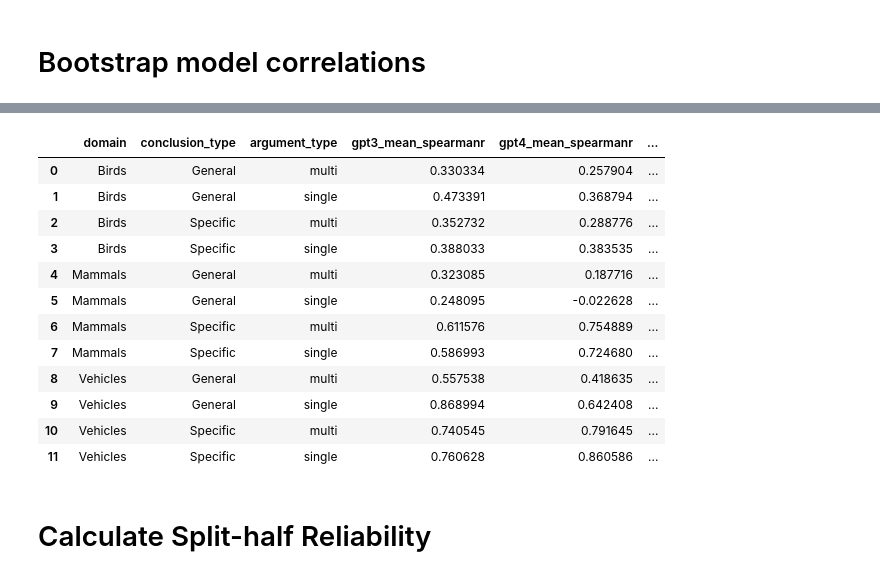
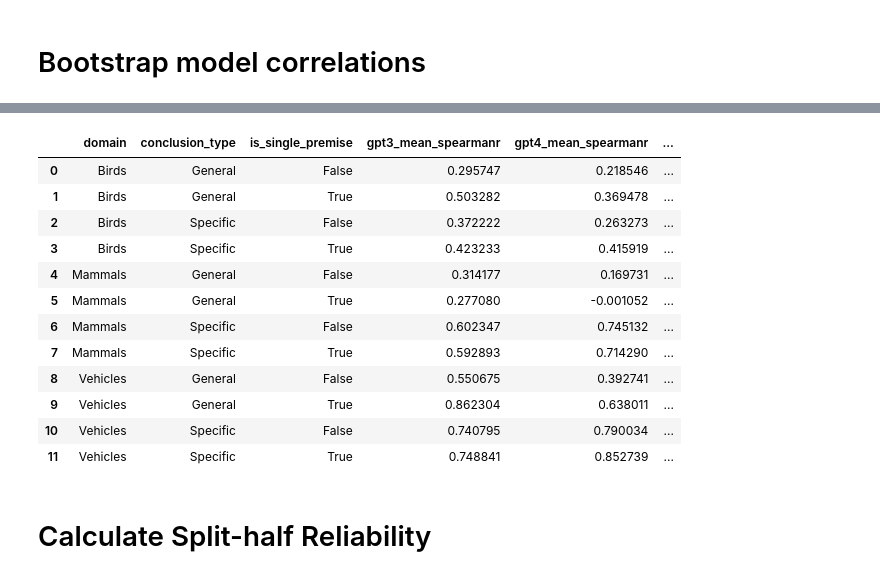
Before and after one commit to S-J-HAN/InductiveReasoningInLargeLanguageModels, a Jupyter notebook: exploration/Split Half Reliability.ipynb, the cells around one changed output, grey strips where cells are left out. Drawn from its saved outputs; the diff is of its cells as text; code cells hidden in the pictures.

```diff
--- a/exploration/Split Half Reliability.ipynb
+++ b/exploration/Split Half Reliability.ipynb
@@ -91,3 +91,0 @@ Number of blocks per split:
-# %%
-drop_pids = [v[0] for v in blocks.values() if len(v) == 1]
-human_df = human_df[~human_df["pid"].isin(drop_pids)].reset_index(drop=True)
@@ -114,7 +145,6 @@ model_df.head()
 # Bootstrap model correlations
 # %%
 ITERS = 100
-ITERS = 5
 
 with warnings.catch_warnings():
     warnings.simplefilter("ignore")
@@ -125,7 +155,14 @@ with warnings.catch_warnings():
         # Sample N participants with replacement from each block
         pid_sample = []
         for block_pids in blocks.values():
-            pid_sample += random.choices(block_pids, k=len(block_pids))
+
+            block_sample = random.choices(block_pids, k=len(block_pids))
+
+            assert len(block_sample) == len(block_pids)
+
+            pid_sample += block_sample
+
+        assert len(pid_sample) == NUM_PARTICIPANTS
 
         # Construct a new bootstrapped 'human_df' dataframe from the above sample
         tdf = pd.DataFrame([], columns=human_df.columns)
@@ -133,14 +170,20 @@ with warnings.catch_warnings():
             ptdf = human_df[human_df["pid"] == ps]
             tdf = pd.concat([tdf, ptdf])
 
+        assert tdf.shape[0] == human_df.shape[0]
+
         # Construct a new aggregated human ranking dataframe from the above dataframe
         sample_human_df = pd.DataFrame({"sample_human_ranking": tdf[["argument_id", "ranking"]].groupby("argument_id")["ranking"].mean()}).reset_index()
 
+        assert sample_human_df.shape[0] == len(set(sample_human_df["argument_id"]))
+
         # Compare model ratings/rankings to sample human rankings
-        for g, gdf in model_df.groupby(["domain", "conclusion_type", "argument_type"]):
+        for g, gdf in model_df.groupby(["domain", "conclusion_type", "is_single_premise"]):
             domain, conclusion_type, argument_type = g
 
             sample_human_model_df = gdf.merge(sample_human_df, on="argument_id")
+
+            assert sample_human_model_df.shape[0] == gdf.shape[0]
 
             # Calculate Spearman R for all models
             statistics, pvalues = [], []
@@ -155,6 +198,6 @@ with warnings.catch_warnings():
 
             rows.append((i, domain, conclusion_type, argument_type) + tuple(statistics) + tuple(pvalues))
 
-bootstrap_df = pd.DataFrame(rows, columns=["i", "domain", "conclusion_type", "argument_type"] + [f"{r}_spearmanr" for r in MODELS] + [f"{r}_pval" for r in MODELS])
-bootstrap_df = bootstrap_df.rename({c: f'{c.replace("_normalised_rating", "")}' for c in bootstrap_df.columns}, axis=1)
-bootstrap_df.to_csv(f"{PROCESSED_DATA}/experiment_2_prompt_sweep_bootstrap_correlations_participantblockwise.csv")
+bootstrap_df = pd.DataFrame(rows, columns=["i", "domain", "conclusion_type", "is_single_premise"] + [f"{r}_spearmanr" for r in MODELS] + [f"{r}_pval" for r in MODELS])
+bootstrap_df = bootstrap_df.rename({c: f'{c.replace("_rating", "")}' for c in bootstrap_df.columns}, axis=1)
+bootstrap_df.to_csv("blockwise_participant_bootstrap.csv")
@@ -161,33 +220,33 @@ bootstrap_df.to_csv(f"{PROCESSED_DATA}/experiment_2_prompt_sweep_bootstrap_corre
 # %%
-bootstrap_df = pd.read_csv(f"{PROCESSED_DATA}/experiment_2_prompt_sweep_bootstrap_correlations_participantblockwise.csv", index_col=0)
+bootstrap_df = pd.read_csv("blockwise_participant_bootstrap.csv", index_col=0)
 
 rows = []
-for g, gdf in tqdm.tqdm(bootstrap_df.groupby(["domain", "conclusion_type", "argument_type"])):
+for g, gdf in tqdm.tqdm(bootstrap_df.groupby(["domain", "conclusion_type", "is_single_premise"])):
     means, ses = [], []
     for model in MODELS:
-        model = model.replace("_normalised_rating", "")
+        model = model.replace("_rating", "")
         means.append(np.mean(gdf[f"{model}_spearmanr"]))
         ses.append(np.std(gdf[f"{model}_spearmanr"], ddof=1))
     rows.append(g + tuple(means) + tuple(ses))
 
-bootstrap_summary_df = pd.DataFrame(rows, columns=["domain", "conclusion_type", "argument_type"] + [f"{m}_mean" for m in MODELS] + [f"{m}_se" for m in MODELS])
-bootstrap_summary_df = bootstrap_summary_df.rename({c: f'{c.replace("_normalised_rating", "")}_spearmanr' if "gpt" in c or "scm" in c else c for c in bootstrap_summary_df.columns}, axis=1)
-bootstrap_summary_df.to_csv(f"{PROCESSED_DATA}/experiment_2_prompt_sweep_bootstrap_correlations_participantblockwise_summary.csv")
+bootstrap_summary_df = pd.DataFrame(rows, columns=["domain", "conclusion_type", "is_single_premise"] + [f"{m}_mean" for m in MODELS] + [f"{m}_se" for m in MODELS])
+bootstrap_summary_df = bootstrap_summary_df.rename({c: f'{c.replace("_rating", "")}_spearmanr' if "gpt" in c or "scm" in c else c for c in bootstrap_summary_df.columns}, axis=1)
+bootstrap_summary_df.to_csv("blockwise_participant_bootstrap_summary.csv")
 bootstrap_summary_df
 # %% [output]
-|  | domain | conclusion_type | argument_type | gpt3_mean_spearmanr | gpt4_mean_spearmanr | ... |
-| 0 | Birds | General | multi | 0.330334 | 0.257904 | ... |
-| 1 | Birds | General | single | 0.473391 | 0.368794 | ... |
-| 2 | Birds | Specific | multi | 0.352732 | 0.288776 | ... |
-| 3 | Birds | Specific | single | 0.388033 | 0.383535 | ... |
-| 4 | Mammals | General | multi | 0.323085 | 0.187716 | ... |
-| 5 | Mammals | General | single | 0.248095 | -0.022628 | ... |
-| 6 | Mammals | Specific | multi | 0.611576 | 0.754889 | ... |
-| 7 | Mammals | Specific | single | 0.586993 | 0.724680 | ... |
-| 8 | Vehicles | General | multi | 0.557538 | 0.418635 | ... |
-| 9 | Vehicles | General | single | 0.868994 | 0.642408 | ... |
-| 10 | Vehicles | Specific | multi | 0.740545 | 0.791645 | ... |
-| 11 | Vehicles | Specific | single | 0.760628 | 0.860586 | ... |
+|  | domain | conclusion_type | is_single_premise | gpt3_mean_spearmanr | gpt4_mean_spearmanr | ... |
+| 0 | Birds | General | False | 0.295747 | 0.218546 | ... |
+| 1 | Birds | General | True | 0.503282 | 0.369478 | ... |
+| 2 | Birds | Specific | False | 0.372222 | 0.263273 | ... |
+| 3 | Birds | Specific | True | 0.423233 | 0.415919 | ... |
+| 4 | Mammals | General | False | 0.314177 | 0.169731 | ... |
+| 5 | Mammals | General | True | 0.277080 | -0.001052 | ... |
+| 6 | Mammals | Specific | False | 0.602347 | 0.745132 | ... |
+| 7 | Mammals | Specific | True | 0.592893 | 0.714290 | ... |
+| 8 | Vehicles | General | False | 0.550675 | 0.392741 | ... |
+| 9 | Vehicles | General | True | 0.862304 | 0.638011 | ... |
+| 10 | Vehicles | Specific | False | 0.740795 | 0.790034 | ... |
+| 11 | Vehicles | Specific | True | 0.748841 | 0.852739 | ... |
 # %% [markdown]
 # Calculate Split-half Reliability
 # %%
```
Also changed, not shown: parts of 11 cells of this notebook, 8 other files.
